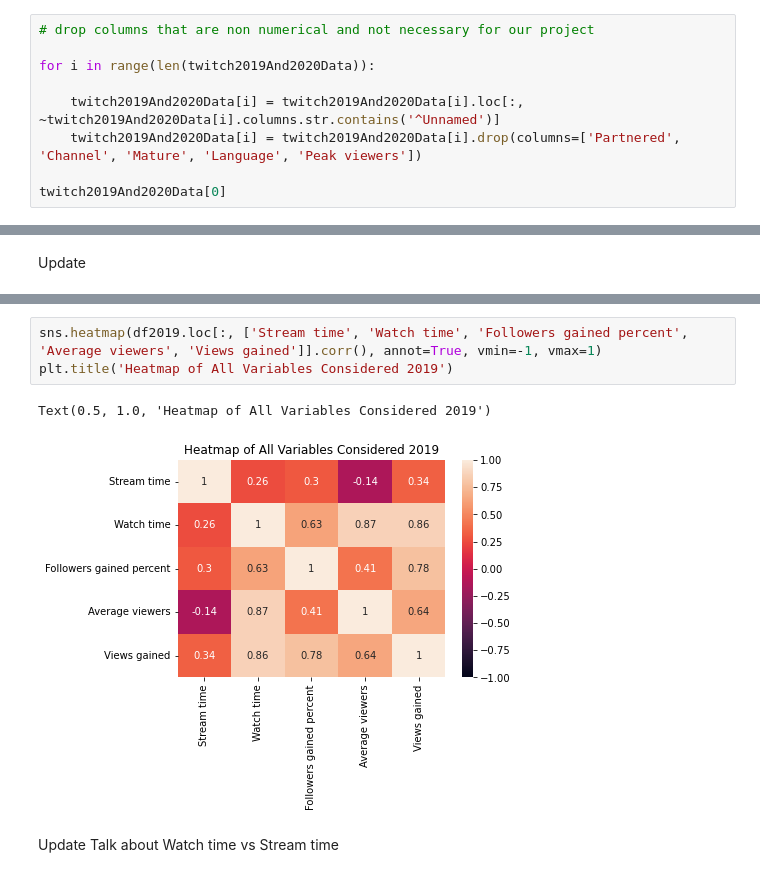
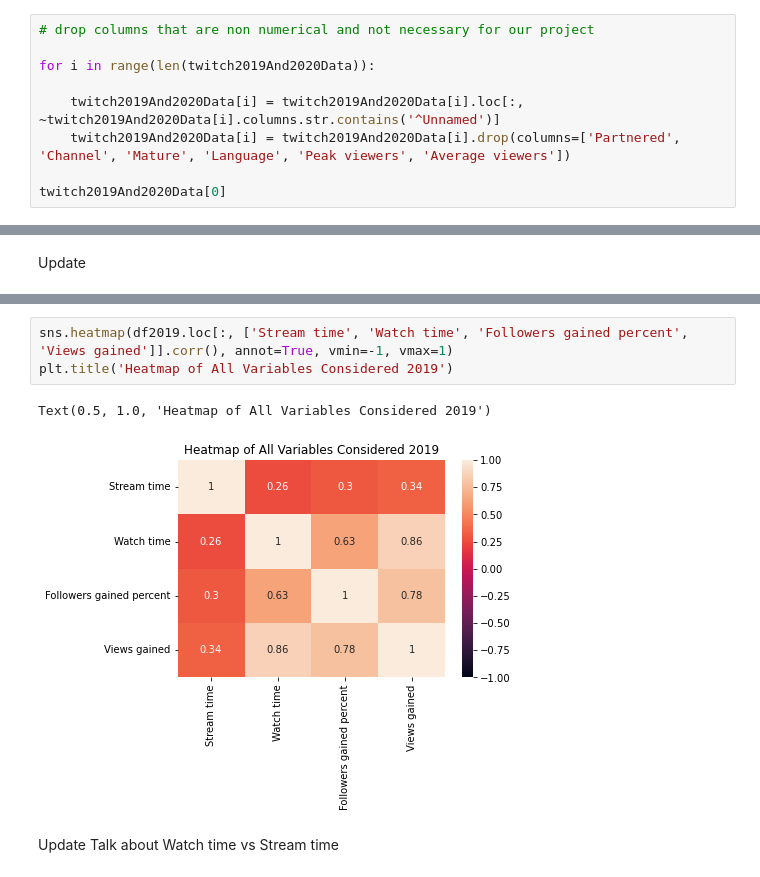
Before and after one commit to dayes5/Twitch-Analysis, a Jupyter notebook: FinalProjectGroup079-Wi22.ipynb, the cells around one changed output, grey strips where cells are left out. Drawn from its saved outputs; the diff is of its cells as text.

```diff
--- a/FinalProjectGroup079-Wi22.ipynb
+++ b/FinalProjectGroup079-Wi22.ipynb
@@ -156,7 +156,7 @@ The data in the dataframes currently contains unnamed columns and columns which
 for i in range(len(twitch2019And2020Data)):
 
     twitch2019And2020Data[i] = twitch2019And2020Data[i].loc[:, ~twitch2019And2020Data[i].columns.str.contains('^Unnamed')]
-    twitch2019And2020Data[i] = twitch2019And2020Data[i].drop(columns=['Partnered', 'Channel', 'Mature', 'Language', 'Peak viewers'])
+    twitch2019And2020Data[i] = twitch2019And2020Data[i].drop(columns=['Partnered', 'Channel', 'Mature', 'Language', 'Peak viewers', 'Average viewers'])
 
 twitch2019And2020Data[0]
 # %% [output]
@@ -399,9 +404,9 @@ Text(0.5, 1.0, 'Followers gained percent vs. Stream Time 2020')
 # %%
-sns.heatmap(df2019.loc[:, ['Stream time', 'Watch time', 'Followers gained percent', 'Average viewers', 'Views gained']].corr(), annot=True, vmin=-1, vmax=1)
+sns.heatmap(df2019.loc[:, ['Stream time', 'Watch time', 'Followers gained percent', 'Views gained']].corr(), annot=True, vmin=-1, vmax=1)
 plt.title('Heatmap of All Variables Considered 2019')
 # %% [output]
 Text(0.5, 1.0, 'Heatmap of All Variables Considered 2019')
-[figure, old version]
+[figure, new version]
 # %% [markdown]
 <!-- After creating lmplots, we decided to create a Heatmap comparing all five variables to understand the correlation
 between each. Similar to what we noticed in our lmplots, Watch time shows a strong positive correlation with
```
Also changed, not shown: parts of 23 cells of this notebook.
